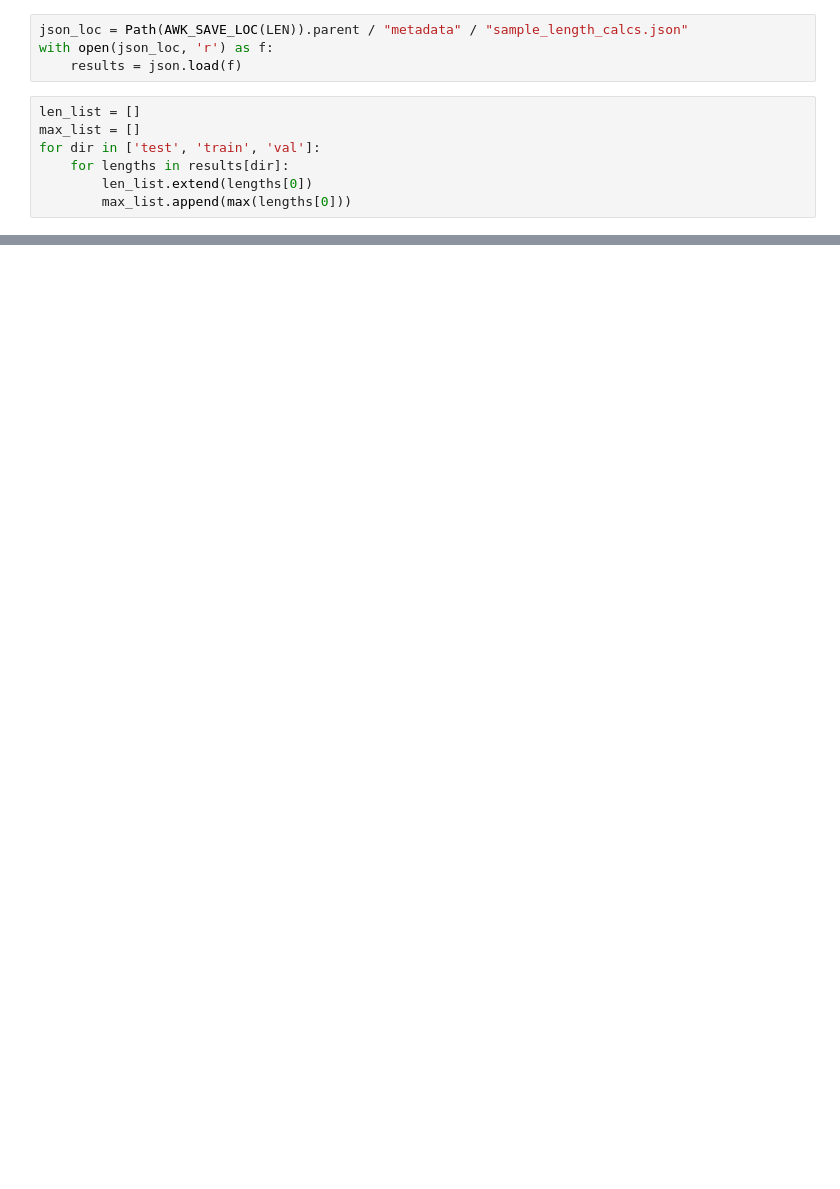
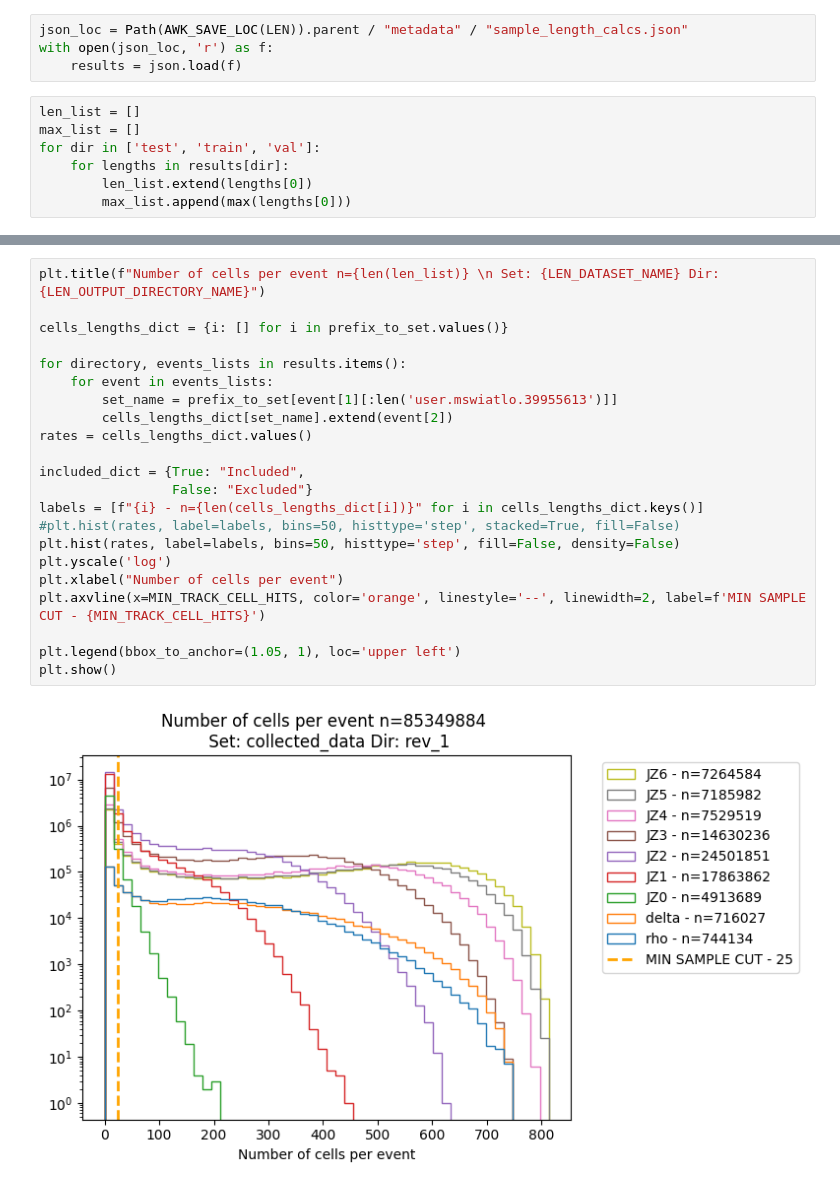
Before and after one commit to Joshuah143/JetPointNet, a Jupyter notebook: notebooks/2-calculate-max-length.ipynb, the cells around one changed output, grey strips where cells are left out. Saved outputs shown, nothing was run; the diff lists cells and outputs as text; blank space fills up the shorter version.

```diff
--- a/notebooks/2-calculate-max-length.ipynb
+++ b/notebooks/2-calculate-max-length.ipynb
@@ -61,0 +77,24 @@ plt.show()
+# %%
+plt.title(f"Number of cells per event n={len(len_list)} \n Set: {LEN_DATASET_NAME} Dir: {LEN_OUTPUT_DIRECTORY_NAME}")
+
+cells_lengths_dict = {i: [] for i in prefix_to_set.values()}
+
+for directory, events_lists in results.items():
+    for event in events_lists:
+        set_name = prefix_to_set[event[1][:len('user.mswiatlo.39955613')]]
+        cells_lengths_dict[set_name].extend(event[2])
+rates = cells_lengths_dict.values()
+
+included_dict = {True: "Included",
+                 False: "Excluded"}
+labels = [f"{i} - n={len(cells_lengths_dict[i])}" for i in cells_lengths_dict.keys()]
+#plt.hist(rates, label=labels, bins=50, histtype='step', stacked=True, fill=False)
+plt.hist(rates, label=labels, bins=50, histtype='step', fill=False, density=False)
+plt.yscale('log')
+plt.xlabel("Number of cells per event")
+plt.axvline(x=MIN_TRACK_CELL_HITS, color='orange', linestyle='--', linewidth=2, label=f'MIN SAMPLE CUT - {MIN_TRACK_CELL_HITS}')
+
+plt.legend(bbox_to_anchor=(1.05, 1), loc='upper left')
+plt.show()
+# %% [output]
+[figure, added]
```
Also changed, not shown: parts of 6 cells of this notebook, 6 other files.
